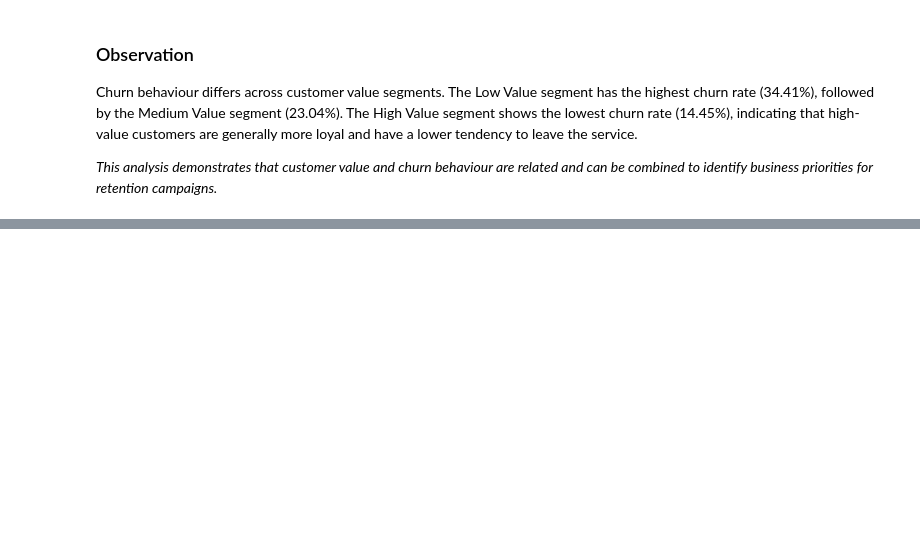
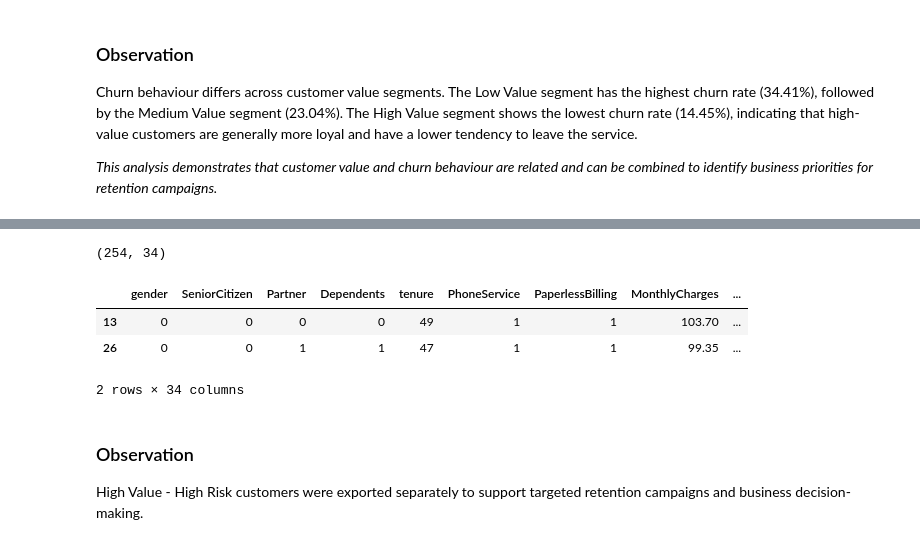
Before and after one commit to kapish196258/customer_churn_ltv_system, a Jupyter notebook: notebooks/ltv_modelling.ipynb, the cells around one changed output, grey strips where cells are left out. Cells and saved outputs as stored; diff of their text form; code cells hidden in the pictures; blank space fills up the shorter version.

```diff
--- a/notebooks/ltv_modelling.ipynb
+++ b/notebooks/ltv_modelling.ipynb
@@ -179,3 +179,27 @@ pd.crosstab(
 Churn behaviour differs across customer value segments. The Low Value segment has the highest churn rate (34.41%), followed by the Medium Value segment (23.04%). The High Value segment shows the lowest churn rate (14.45%), indicating that high-value customers are generally more loyal and have a lower tendency to leave the service.
 
 *This analysis demonstrates that customer value and churn behaviour are related and can be combined to identify business priorities for retention campaigns.*
+# %%
+# Customer Priority Categories
+def customer_priority(row):
+
+    if row["LTV_Segment"] == "High Value" and row["Churn"] == 1:
+        return "High Value - High Risk"
+
+    elif row["LTV_Segment"] == "High Value" and row["Churn"] == 0:
+        return "High Value - Low Risk"
+
+    elif row["LTV_Segment"] == "Medium Value" and row["Churn"] == 1:
+        return "Medium Value - High Risk"
+
+    elif row["LTV_Segment"] == "Medium Value" and row["Churn"] == 0:
+        return "Medium Value - Low Risk"
+
+    elif row["LTV_Segment"] == "Low Value" and row["Churn"] == 1:
+        return "Low Value - High Risk"
+
+    else:
+        return "Low Value - Low Risk"
+
+
+df["Customer_Priority"] = df.apply(customer_priority, axis=1)
@@ -181,0 +262,19 @@ Churn behaviour differs across customer value segments. The Low Value segment ha
+# %%
+high_priority_customers = df[
+    df["Customer_Priority"] == "High Value - High Risk"
+]
+
+high_priority_customers.shape
+# %% [output]
+(254, 34)
+# %%
+high_priority_customers.head(2)
+# %% [output]
+|  | gender | SeniorCitizen | Partner | Dependents | tenure | PhoneService | PaperlessBilling | MonthlyCharges | ... |
+| 13 | 0 | 0 | 0 | 0 | 49 | 1 | 1 | 103.70 | ... |
+| 26 | 0 | 0 | 1 | 1 | 47 | 1 | 1 | 99.35 | ... |
+2 rows × 34 columns
+# %% [markdown]
+### Observation
+
+High Value - High Risk customers were exported separately to support targeted retention campaigns and business decision-making.
```
Also changed, not shown: parts of 5 cells of this notebook.
